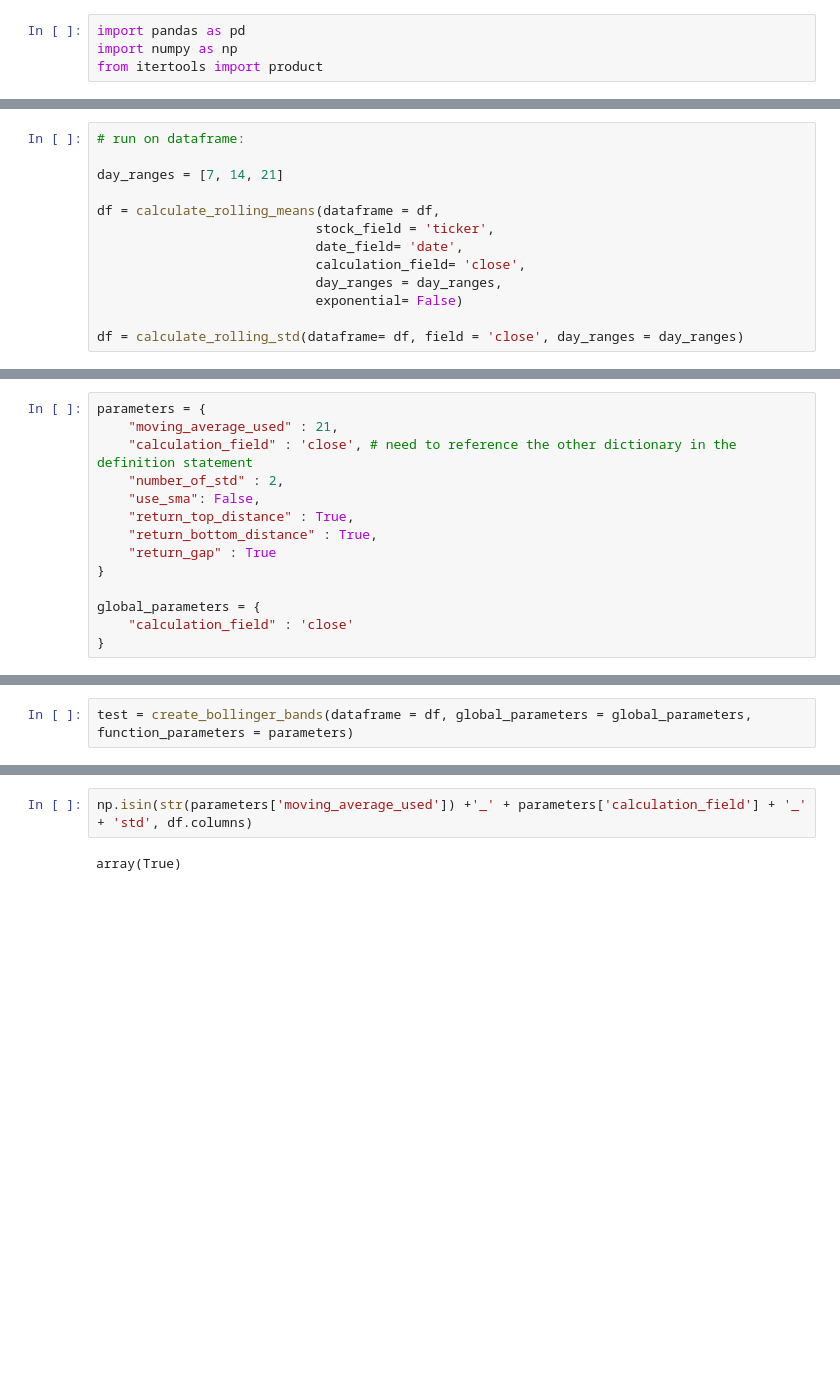
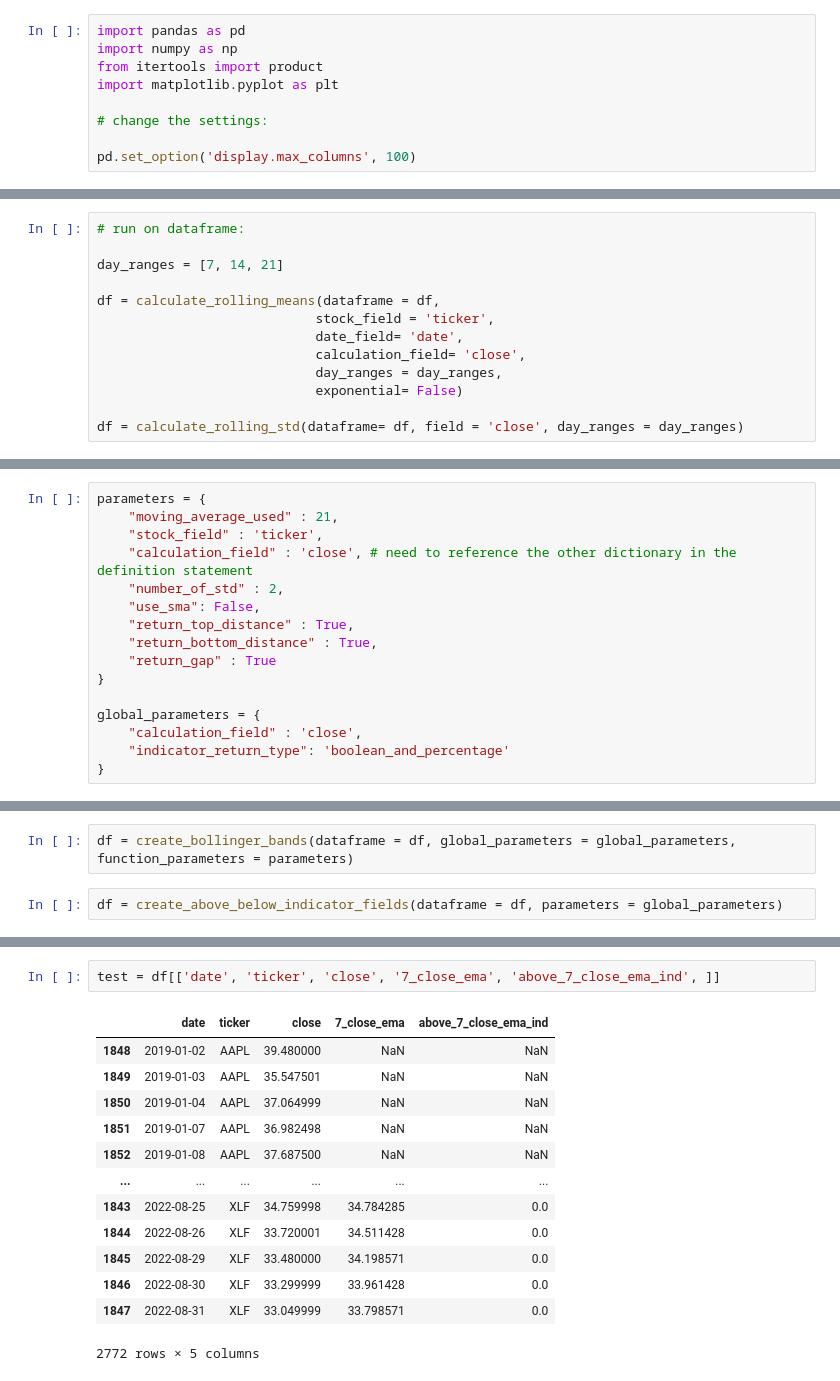
Before and after one commit to AlexDeshowitz/stock-price-classification, a Jupyter notebook: notebooks/Notebook_moving-averages.ipynb, the cells around one changed output, grey strips where cells are left out. Drawn from its saved outputs; the diff is of its cells as text; blank space fills up the shorter version.

```diff
--- a/notebooks/Notebook_moving-averages.ipynb
+++ b/notebooks/Notebook_moving-averages.ipynb
@@ -2,6 +2,11 @@
 import pandas as pd
 import numpy as np
 from itertools import product
+import matplotlib.pyplot as plt
+
+# change the settings:
+
+pd.set_option('display.max_columns', 100)
 # %%
 df = pd.read_csv('../data/01_raw/combined_stock_pulls/combined_raw_stock_data.csv')
 # %%
@@ -114,6 +222,7 @@ df.head()
 # %%
 parameters = {
     "moving_average_used" : 21,
+    "stock_field" : 'ticker',
     "calculation_field" : 'close', # need to reference the other dictionary in the definition statement
     "number_of_std" : 2,
     "use_sma": False,
@@ -123,5 +232,6 @@ parameters = {
 }
 
 global_parameters = {
-    "calculation_field" : 'close'
+    "calculation_field" : 'close',
+    "indicator_return_type": 'boolean_and_percentage'
 }
@@ -192,3 +238,5 @@ def create_bollinger_bands(dataframe: pd.DataFrame, global_parameters:dict, func
 # %%
-test = create_bollinger_bands(dataframe = df, global_parameters = global_parameters, function_parameters = parameters)
+df = create_bollinger_bands(dataframe = df, global_parameters = global_parameters, function_parameters = parameters)
+# %%
+df = create_above_below_indicator_fields(dataframe = df, parameters = global_parameters)
 # %%
@@ -200,7 +248,19 @@ test.head()
 | 1850 | 2019-01-04 | 37.137501 | 35.950001 | 36.132500 | 37.064999 | 234428400.0 | 35.833588 | AAPL | NaN | NaN | ... |
 | 1851 | 2019-01-07 | 37.207500 | 36.474998 | 37.174999 | 36.982498 | 219111200.0 | 35.753819 | AAPL | NaN | NaN | ... |
 | 1852 | 2019-01-08 | 37.955002 | 37.130001 | 37.389999 | 37.687500 | 164101200.0 | 36.435398 | AAPL | NaN | NaN | ... |
-# %%
-np.isin(str(parameters['moving_average_used']) +'_' + parameters['calculation_field'] + '_' + 'std', df.columns)
-# %% [output]
-array(True)
+# %%
+test = df[['date', 'ticker', 'close', '7_close_ema', 'above_7_close_ema_ind', ]]
+# %% [output]
+|  | date | ticker | close | 7_close_ema | above_7_close_ema_ind |
+| 1848 | 2019-01-02 | AAPL | 39.480000 | NaN | NaN |
+| 1849 | 2019-01-03 | AAPL | 35.547501 | NaN | NaN |
+| 1850 | 2019-01-04 | AAPL | 37.064999 | NaN | NaN |
+| 1851 | 2019-01-07 | AAPL | 36.982498 | NaN | NaN |
+| 1852 | 2019-01-08 | AAPL | 37.687500 | NaN | NaN |
+| ... | ... | ... | ... | ... | ... |
+| 1843 | 2022-08-25 | XLF | 34.759998 | 34.784285 | 0.0 |
+| 1844 | 2022-08-26 | XLF | 33.720001 | 34.511428 | 0.0 |
+| 1845 | 2022-08-29 | XLF | 33.480000 | 34.198571 | 0.0 |
+| 1846 | 2022-08-30 | XLF | 33.299999 | 33.961428 | 0.0 |
+| 1847 | 2022-08-31 | XLF | 33.049999 | 33.798571 | 0.0 |
+2772 rows × 5 columns
```
Also changed, not shown: parts of 7 cells of this notebook, 3 other files.
